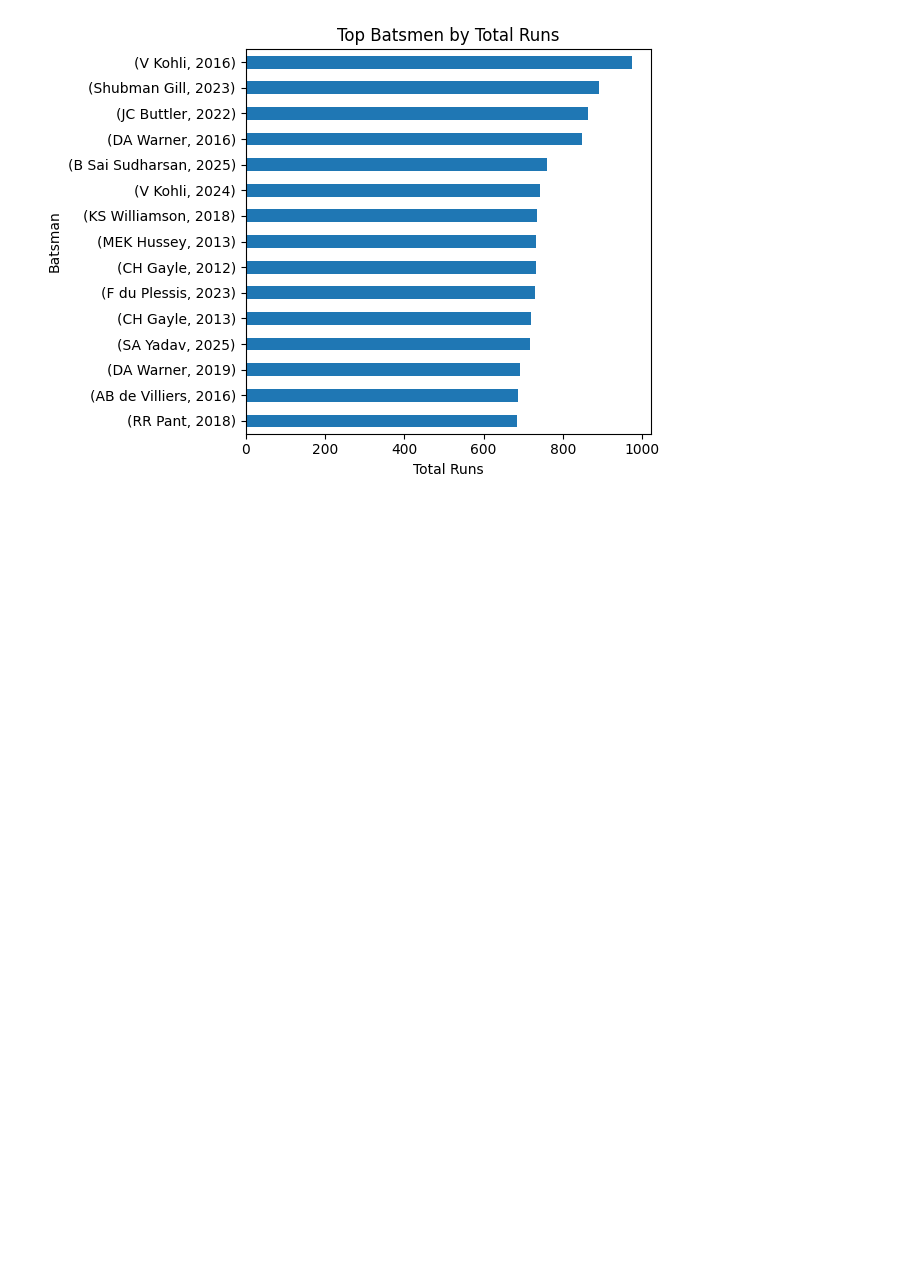
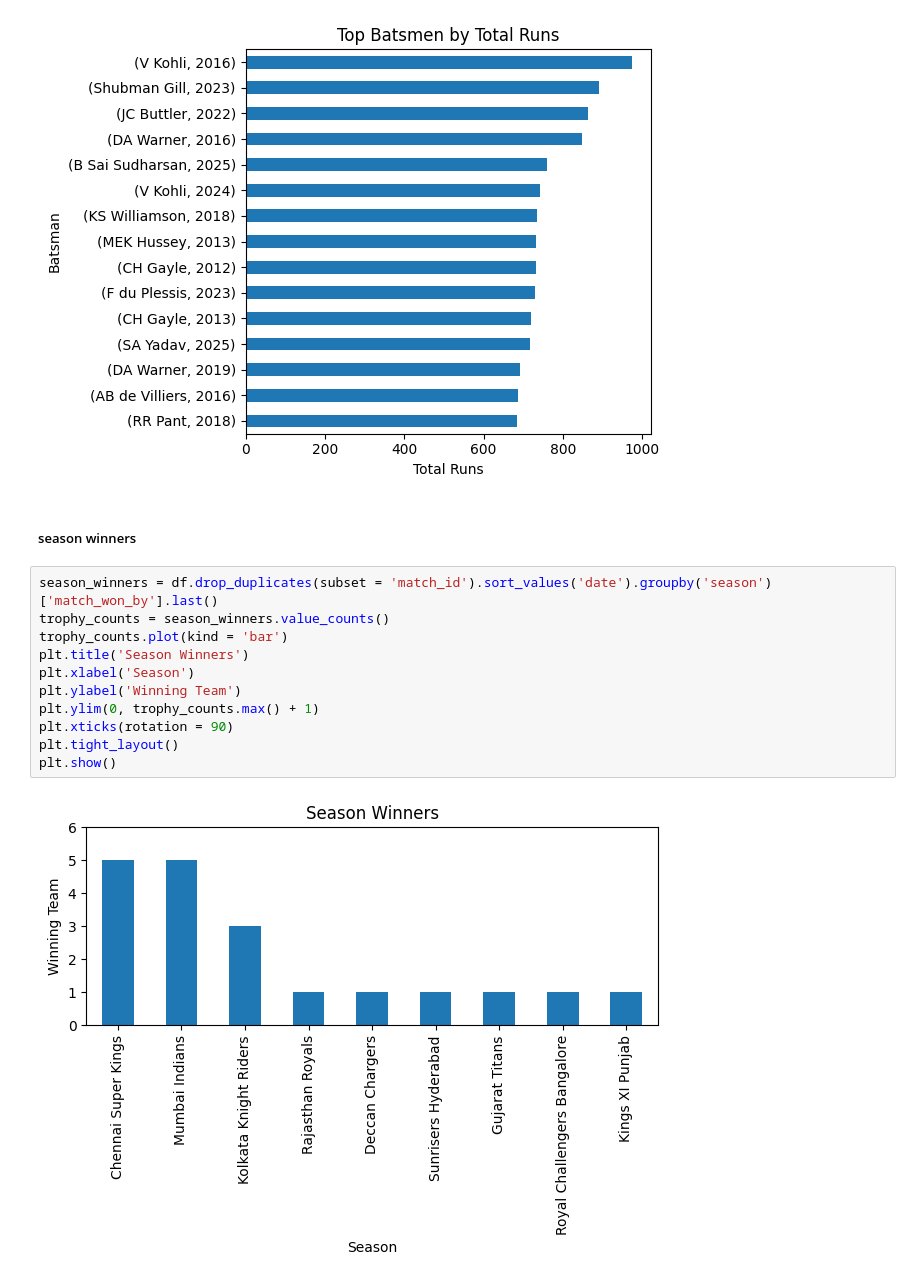
Before and after one commit to divyanshailani/systems-engineering-labs, a Jupyter notebook: Ai:Ml/Pandas/IPL/notebooks/02_eda.ipynb, the cells around one changed output. Saved outputs shown, nothing was run; the diff lists cells and outputs as text; blank space fills up the shorter version.

```diff
--- a/Ai:Ml/Pandas/IPL/notebooks/02_eda.ipynb
+++ b/Ai:Ml/Pandas/IPL/notebooks/02_eda.ipynb
@@ -78,3 +78,18 @@ plt.tight_layout()
 plt.show()
 # %% [output]
 [figure]
+# %% [markdown]
+##### season winners
+# %%
+season_winners = df.drop_duplicates(subset = 'match_id').sort_values('date').groupby('season')['match_won_by'].last()
+trophy_counts = season_winners.value_counts()
+trophy_counts.plot(kind = 'bar')
+plt.title('Season Winners')
+plt.xlabel('Season')
+plt.ylabel('Winning Team')
+plt.ylim(0, trophy_counts.max() + 1)
+plt.xticks(rotation = 90)
+plt.tight_layout()
+plt.show()
+# %% [output]
+[figure, added]
```
Also changed, not shown: parts of 2 cells of this notebook.
